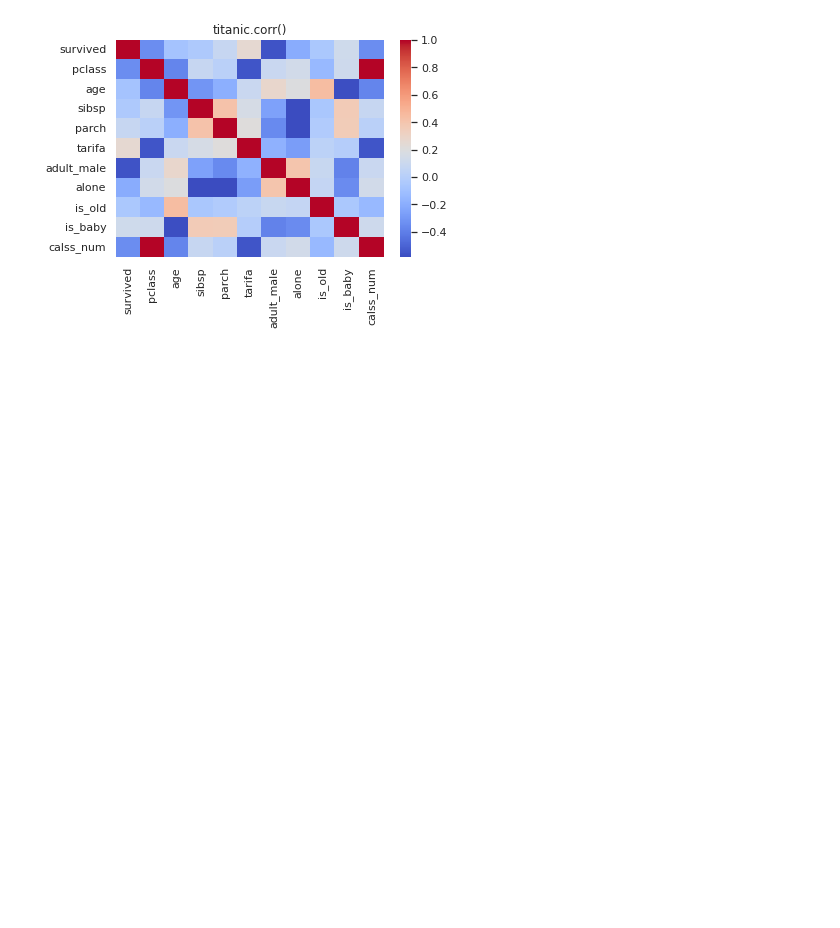
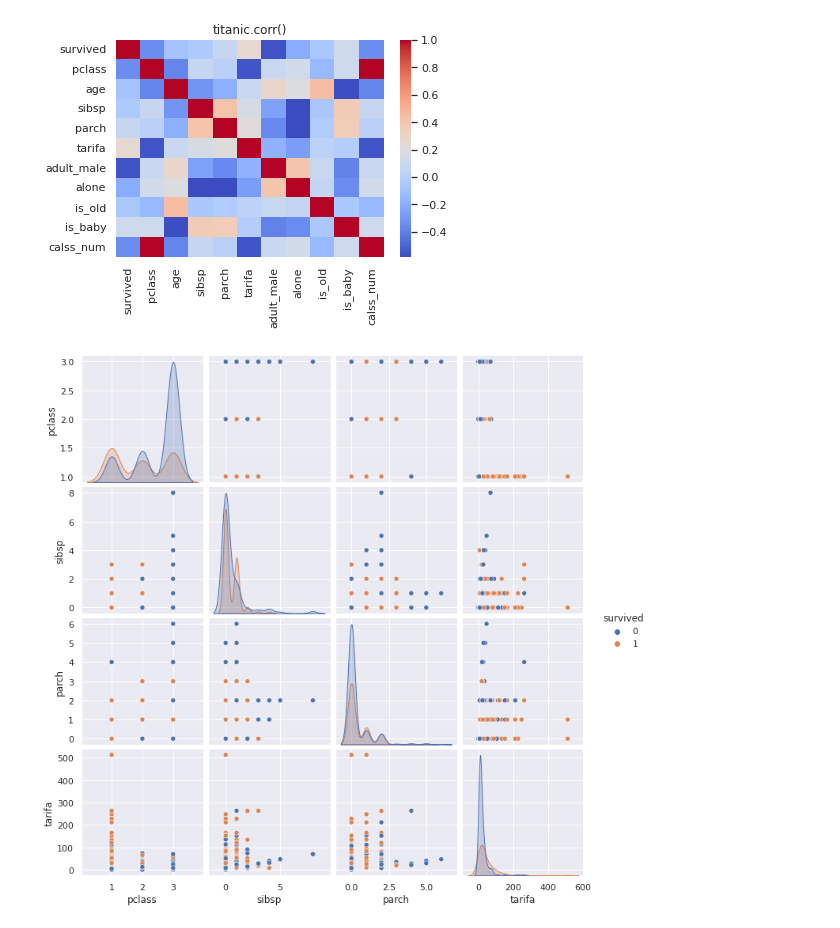
Before and after one commit to oscarmbddc/Visualizacion--AGs, a Jupyter notebook: AG3_Visualizacion_Oscar_Segura.ipynb, the cells around one changed output. Saved outputs shown, nothing was run; the diff lists cells and outputs as text; code cells hidden in the pictures; blank space fills up the shorter version.

```diff
--- a/AG3_Visualizacion_Oscar_Segura.ipynb
+++ b/AG3_Visualizacion_Oscar_Segura.ipynb
@@ -146,0 +154,8 @@ Text(0.5, 1.0, 'titanic.corr()')
+# %%
+##Define un subconjuto de datos con las variables numéricas
+titanic_num = titanic[['survived','pclass','sibsp','parch','tarifa']]
+#Hace una matriz de diagramas de dispersión de parejas de variables.
+sns.pairplot(titanic_num, hue="survived")
+plt.show()
+# %% [output]
+[figure, added]
```
Also changed, not shown: parts of 10 cells of this notebook.
